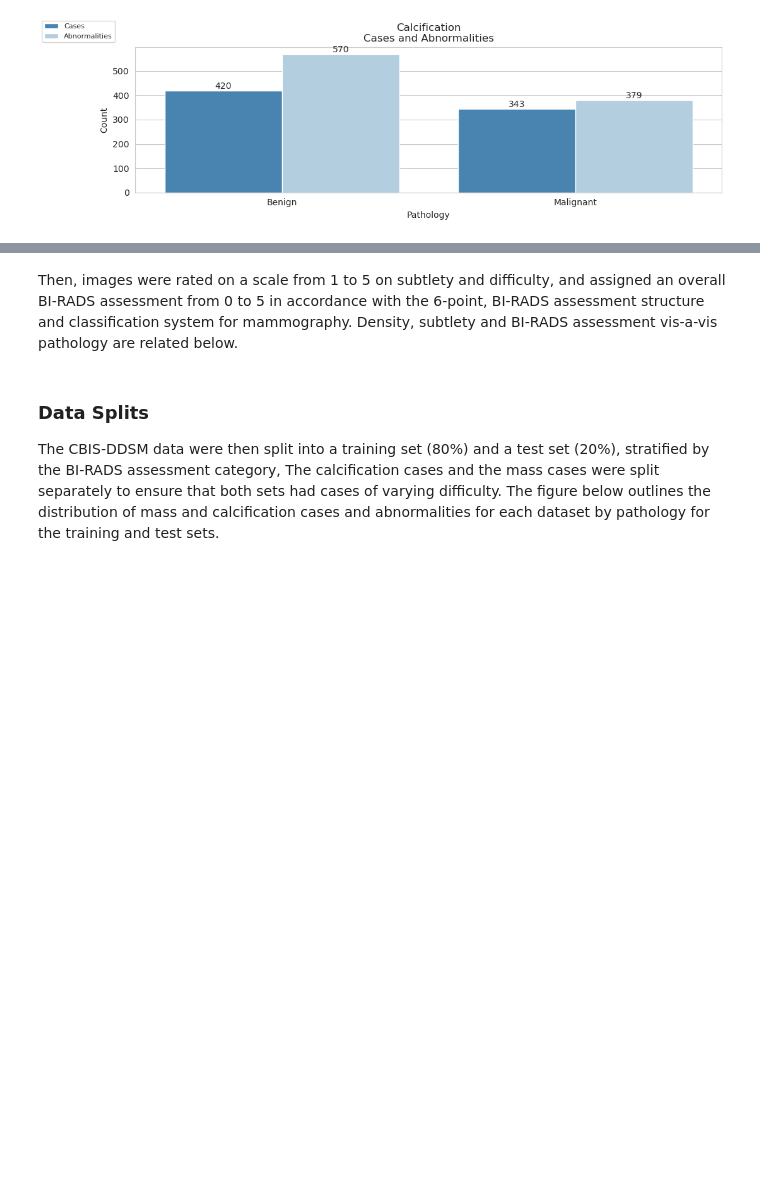
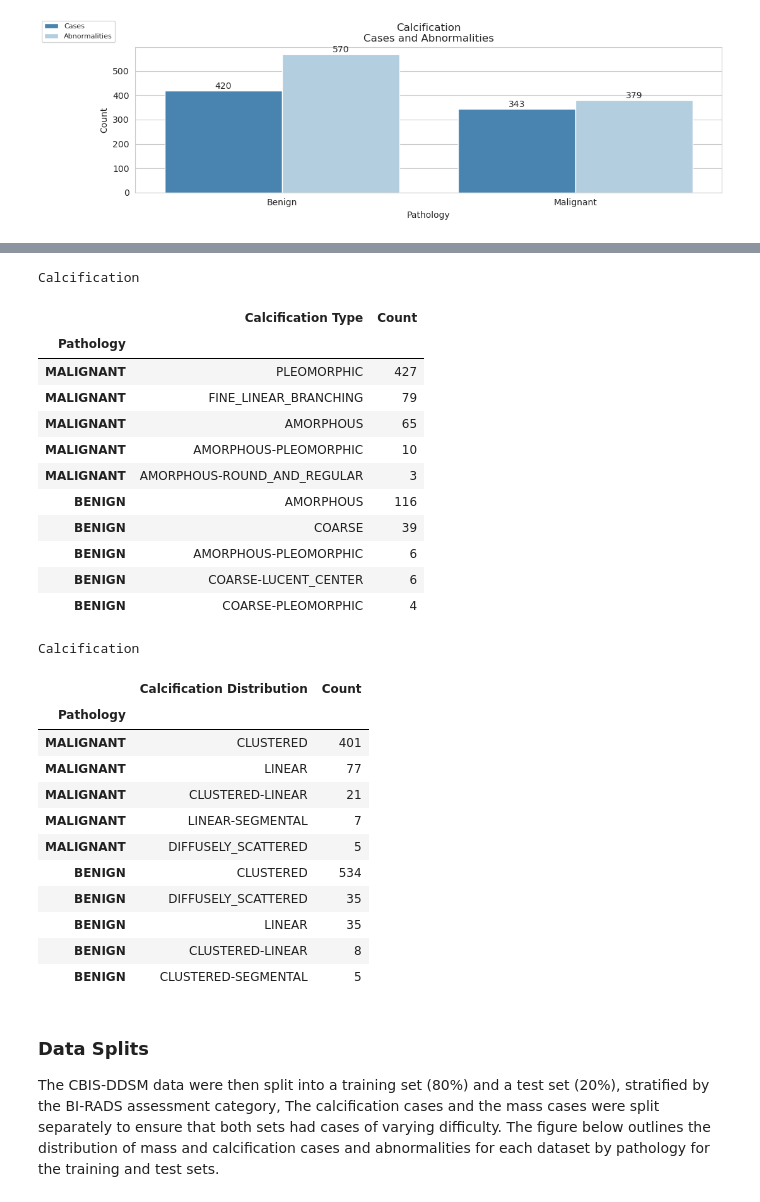
Before and after one commit to john-james-ai/breast_cancer_detection, a Jupyter notebook: notebooks/data/explore.ipynb, the cells around one changed output, grey strips where cells are left out. Cells and saved outputs as stored; diff of their text form; code cells hidden in the pictures; blank space fills up the shorter version.

```diff
--- a/notebooks/data/explore.ipynb
+++ b/notebooks/data/explore.ipynb
@@ -90,6 +146,35 @@ See the caveats in the documentation: https://pandas.pydata.org/pandas-docs/stab
 [figure]
-# %% [markdown]
-Then, images were rated on a scale from 1 to 5 on subtlety and difficulty, and assigned an overall BI-RADS assessment from 0 to 5 in accordance with the 6-point, BI-RADS assessment structure and classification system for mammography. Density, subtlety and BI-RADS assessment vis-a-vis pathology are related below.
+# %%
+df1_style = df1.style.set_table_attributes("style='display:inline; margin-right:220px;'").set_caption("Calcification")
+df2_style = df2.style.set_table_attributes("style='display:inline; margin-right:120px'").set_caption("Calcification")
+display_html(df1_style._repr_html_() + df2_style._repr_html_(), raw=True)
+# %% [output]
+Calcification
+|  | Calcification Type | Count |
+| Pathology |  |  |
+| MALIGNANT | PLEOMORPHIC | 427 |
+| MALIGNANT | FINE_LINEAR_BRANCHING | 79 |
+| MALIGNANT | AMORPHOUS | 65 |
+| MALIGNANT | AMORPHOUS-PLEOMORPHIC | 10 |
+| MALIGNANT | AMORPHOUS-ROUND_AND_REGULAR | 3 |
+| BENIGN | AMORPHOUS | 116 |
+| BENIGN | COARSE | 39 |
+| BENIGN | AMORPHOUS-PLEOMORPHIC | 6 |
+| BENIGN | COARSE-LUCENT_CENTER | 6 |
+| BENIGN | COARSE-PLEOMORPHIC | 4 |
+Calcification
+|  | Calcification Distribution | Count |
+| Pathology |  |  |
+| MALIGNANT | CLUSTERED | 401 |
+| MALIGNANT | LINEAR | 77 |
+| MALIGNANT | CLUSTERED-LINEAR | 21 |
+| MALIGNANT | LINEAR-SEGMENTAL | 7 |
+| MALIGNANT | DIFFUSELY_SCATTERED | 5 |
+| BENIGN | CLUSTERED | 534 |
+| BENIGN | DIFFUSELY_SCATTERED | 35 |
+| BENIGN | LINEAR | 35 |
+| BENIGN | CLUSTERED-LINEAR | 8 |
+| BENIGN | CLUSTERED-SEGMENTAL | 5 |
 # %% [markdown]
 ### Data Splits
 The CBIS-DDSM data were then split into a training set (80%) and a test set (20%), stratified by the BI-RADS assessment category, The calcification cases and the mass cases were split separately to ensure that both sets had cases of varying difficulty. The figure below outlines the distribution of mass and calcification cases and abnormalities for each dataset by pathology for the training and test sets.
```
Also changed, not shown: parts of 19 cells of this notebook, 7 other files.
